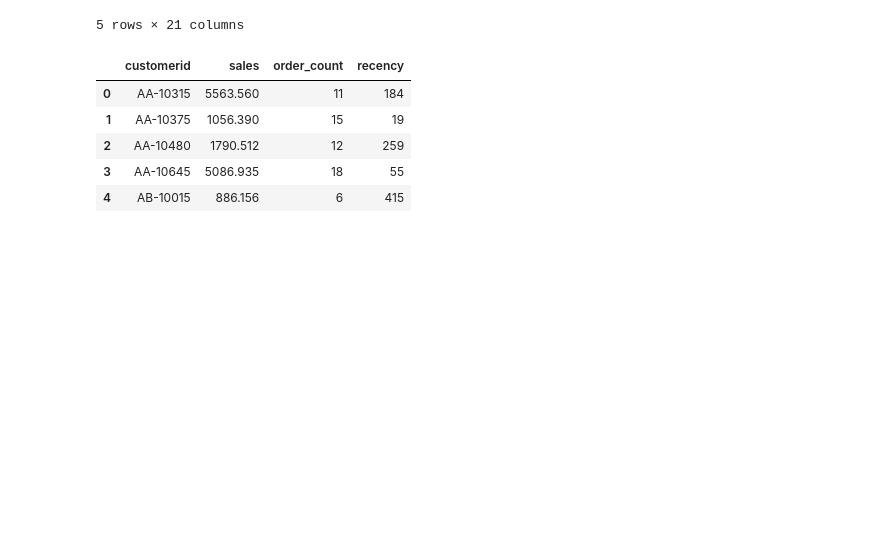
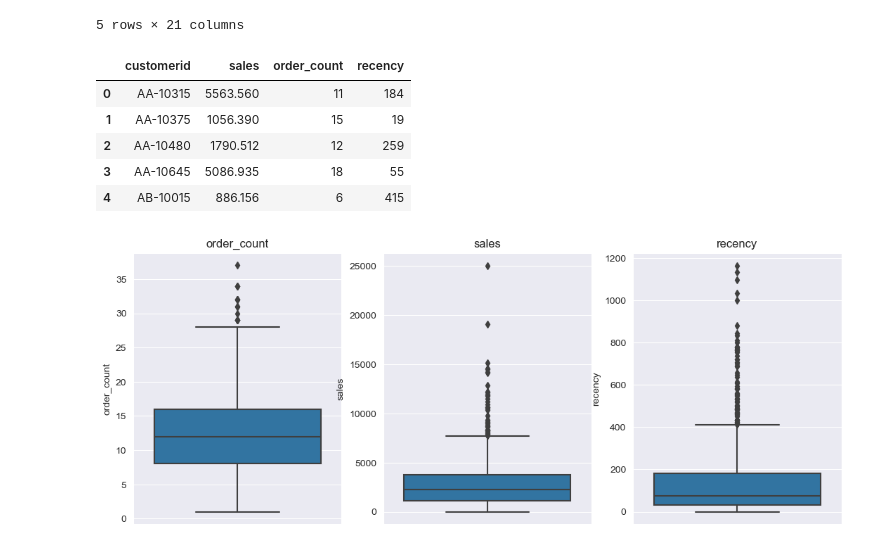
Before and after one commit to RHout19/Project-1, a Jupyter notebook: Model 2/Project 5/Sprint_3_ML.ipynb, the cells around one changed output. Cells and saved outputs as stored; diff of their text form; code cells hidden in the pictures; blank space fills up the shorter version.

```diff
--- a/Model 2/Project 5/Sprint_3_ML.ipynb
+++ b/Model 2/Project 5/Sprint_3_ML.ipynb
@@ -47,3 +52,18 @@ df_combined.head()
 | 2 | AA-10480 | 1790.512 | 12 | 259 |
 | 3 | AA-10645 | 5086.935 | 18 | 55 |
 | 4 | AB-10015 | 886.156 | 6 | 415 |
+# %%
+fig, axes = plt.subplots(ncols=3, figsize=(13, 5))
+
+sns.boxplot(y ='order_count', data=df_combined, ax=axes[0])
+axes[0].set_title('order_count')
+
+sns.boxplot(y='sales', data=df_combined , ax=axes[1])
+axes[1].set_title('sales')
+
+sns.boxplot(y='recency', data=df_combined , ax=axes[2])
+axes[2].set_title('recency')
+
+plt.show()
+# %% [output]
+[figure, added]
```
Also changed, not shown: parts of 11 cells of this notebook.
